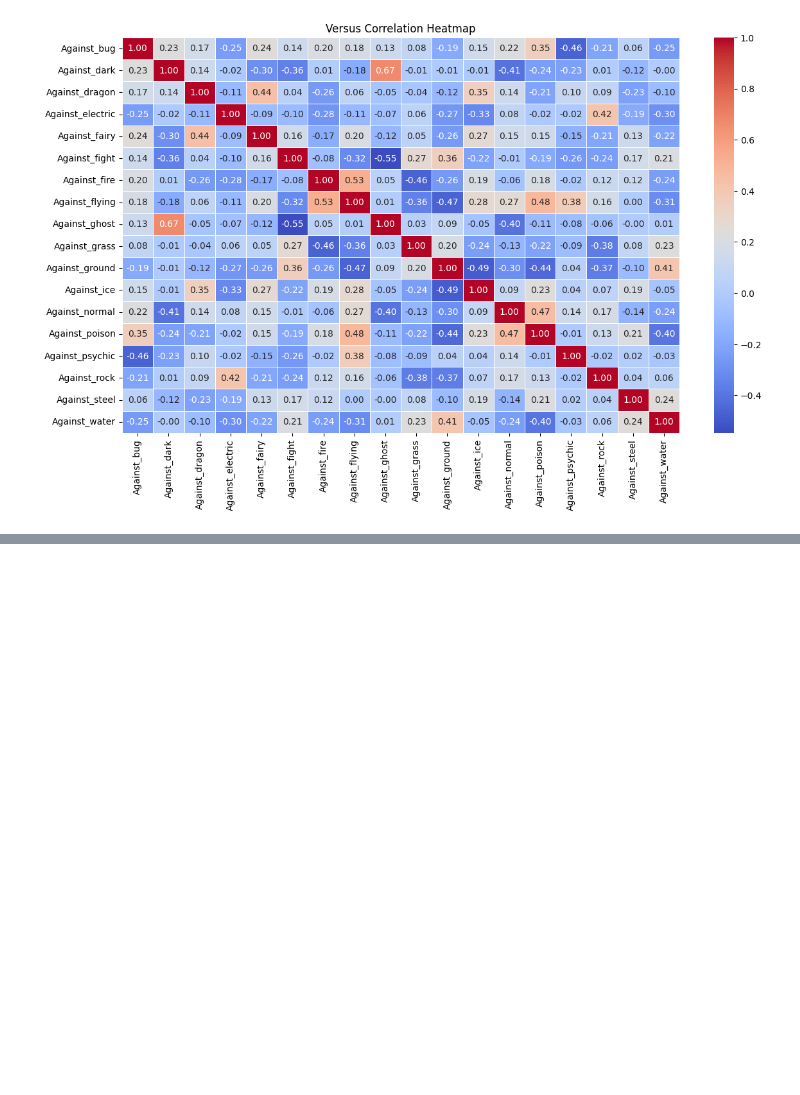
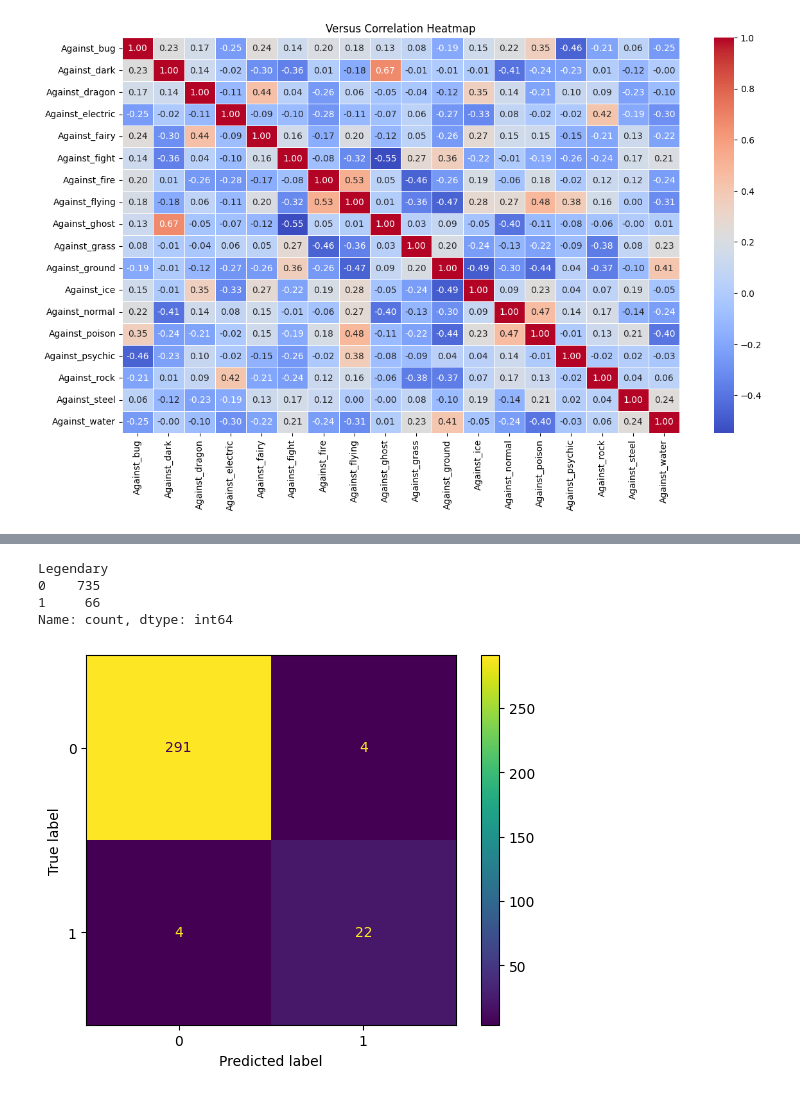
Before and after one commit to LucasFloresC/Pokemon_Modelling, a Jupyter notebook: pokemon.ipynb, the cells around one changed output, grey strips where cells are left out. Saved outputs shown, nothing was run; the diff lists cells and outputs as text; code cells hidden in the pictures; blank space fills up the shorter version.

```diff
--- a/pokemon.ipynb
+++ b/pokemon.ipynb
@@ -787,3 +818,19 @@ plt.show()
 # %%
-lengedaries = pokemon[['Generation', 'Legendary', 'Attack', 'Defense', 'Weight_kg', 'Height_m'
+lengedaries = pokemon[['Generation', 'Legendary', 'Attack', 'Defense', 'Weight_kg', 'Height_m', 'Capture_rate',
        'Hp', 'Sp_attack', 'Sp_defense', 'Speed','Base_egg_steps', 'Base_happiness', 'Base_total','Number_of_Abilities']]
+# %%
+# Split data para train y test de los legendarios
+
+X = lengedaries.drop(columns="Legendary",axis=1)
+Y = lengedaries["Legendary"]
+
+# Cambiamos el test size de o.2 a 0.4 porque mi data set tiene pocos legendarios, de esta manera tendremos mas en nuestro test
+X_train, X_test, y_train, y_test = train_test_split(X, Y, test_size=0.4, random_state=42, stratify=Y)
+# %%
+# Normalizamos para poder usarlo en modelos como Logisitic o SVM
+scaler = StandardScaler()
+
+# Fitting
+X_train = scaler.fit_transform(X_train)
+
+X_test = scaler.transform(X_test)
@@ -789,0 +868,15 @@ lengedaries = pokemon[['Generation', 'Legendary', 'Attack', 'Defense', 'Weight_k
+# %%
+# 8% legendarios
+pokemon["Legendary"].value_counts()
+# %% [output]
+Legendary
+0    735
+1     66
+Name: count, dtype: int64
+# %%
+cm=confusion_matrix(y_test, y_predicted)
+disp=ConfusionMatrixDisplay(confusion_matrix=cm)
+disp.plot()
+plt.show()
+# %% [output]
+[figure, added]
```
Also changed, not shown: parts of 43 cells of this notebook, 1 other file.
